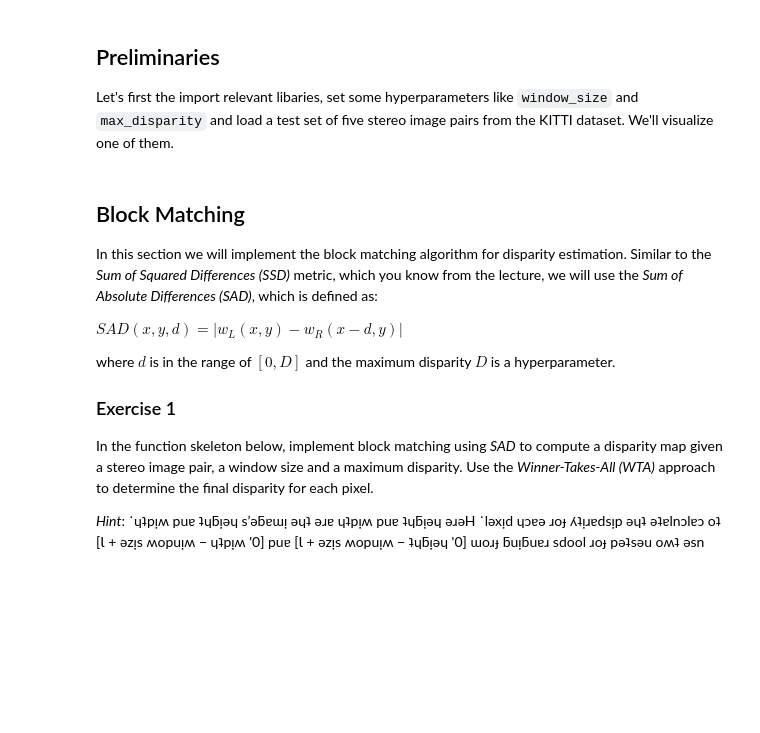
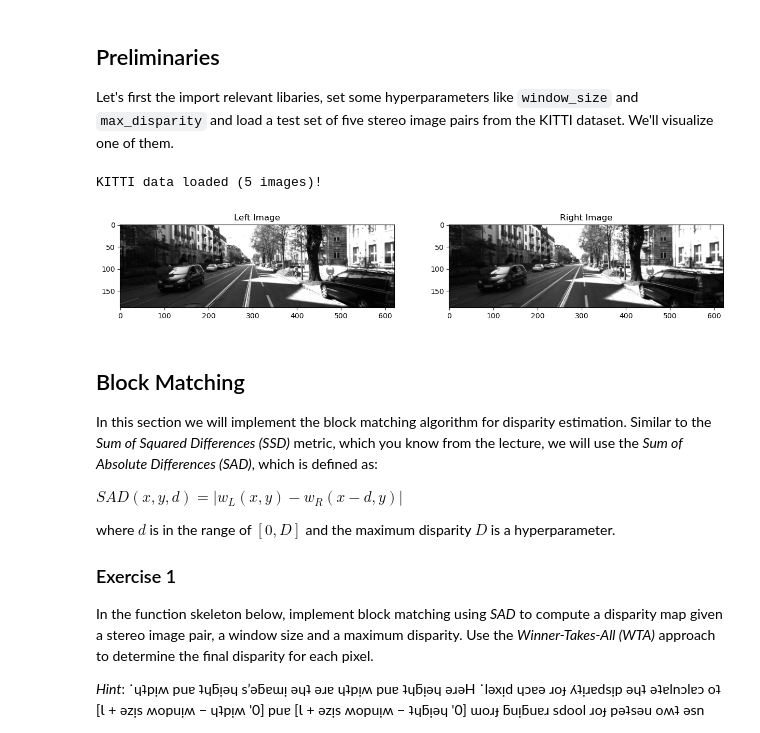
Before and after one commit to PLUS-WAVE/3D_CV-Course-Exercise, a Jupyter notebook: ex2/stereo/stereo.ipynb, the cells around one changed output. Cells and saved outputs as stored; diff of their text form; code cells hidden in the pictures; blank space fills up the shorter version.

Commit message:
update stereo

```diff
--- a/ex2/stereo/stereo.ipynb
+++ b/ex2/stereo/stereo.ipynb
@@ -19,35 +19,38 @@ import sys
 import argparse
 import torch
 
 import numpy as np
 
 from matplotlib import pyplot as plt
-from stereo_batch_provider import KITTIDataset, PatchProvider
+from assets.stereo_batch_provider import KITTIDataset, PatchProvider
 from scipy.signal import convolve
 
 # Shortcuts
-input_dir = './KITTI_2015_subset'
+input_dir = './assets/KITTI_2015_subset'
 window_size = 3
 max_disparity = 50
 out_dir = os.path.join(
     './output/handcrafted_stereo', 'window_size_%d' % window_size
 )
 
 # Create output directory
 if not os.path.isdir(out_dir):
     os.makedirs(out_dir)
 
 # Load dataset
 dset = KITTIDataset(os.path.join(input_dir, "data_scene_flow/testing/"))
 
 fig = plt.figure(figsize=(15,10))
 ax1 = fig.add_subplot(121)
 ax1.imshow(dset[0][0].squeeze(), cmap='gray')
 ax1.title.set_text('Left Image')
 ax2 = fig.add_subplot(122)
 ax2.imshow(dset[0][1].squeeze(), cmap='gray')
 ax2.title.set_text('Right Image')
 plt.show()
+# %% [output]
+KITTI data loaded (5 images)!
+[figure, added]
 # %% [markdown]
 ## Block Matching
 
```
Also changed, not shown: parts of 7 cells of this notebook, 5 other files.
